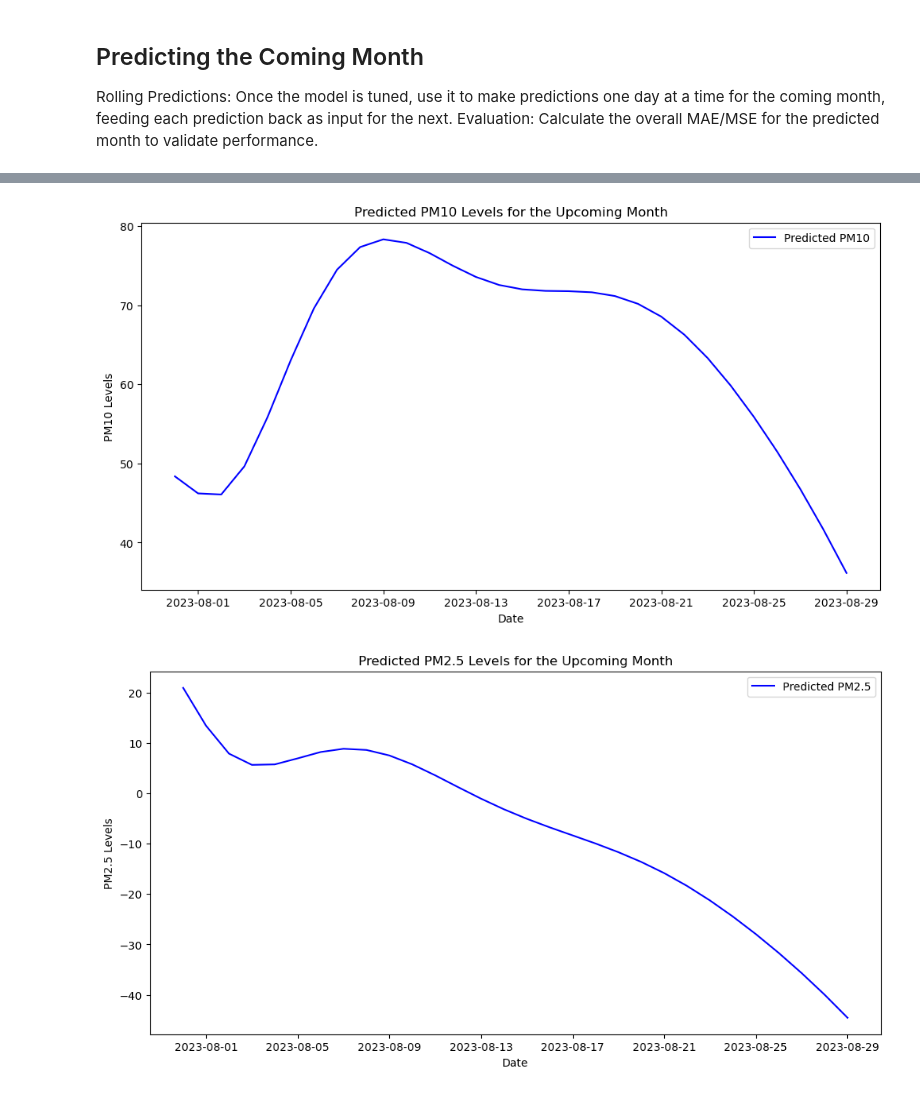
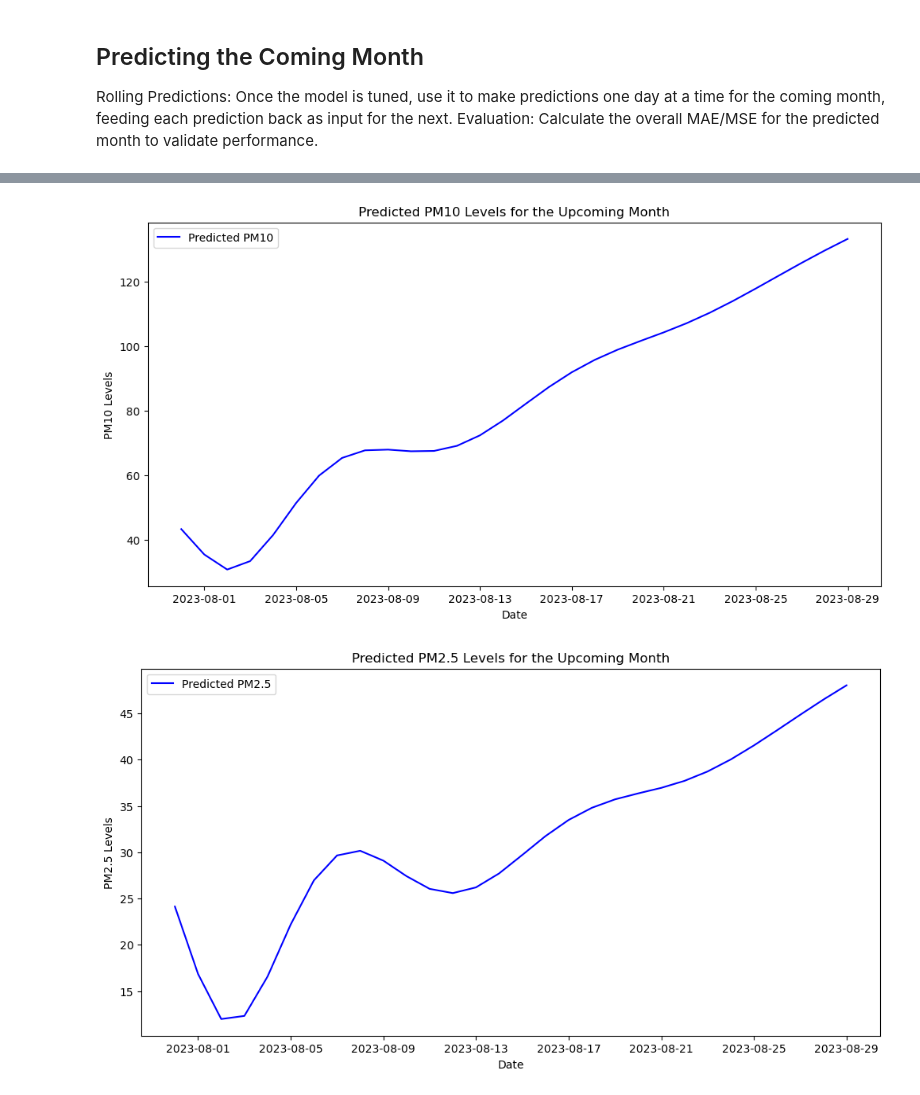
Before and after one commit to atharva0411/minorproject, a Jupyter notebook: MinorProject.ipynb, the cells around one changed output, grey strips where cells are left out. Cells and saved outputs as stored; diff of their text form; code cells hidden in the pictures.

```diff
--- a/MinorProject.ipynb
+++ b/MinorProject.ipynb
@@ -494,31 +494,28 @@ Epoch 6/20
 import numpy as np
 import pandas as pd
 from tensorflow.keras.models import Sequential
-from tensorflow.keras.layers import LSTM, Dense, Dropout, Input
+from tensorflow.keras.layers import LSTM, Dense, Dropout, Input, ReLU
 from sklearn.preprocessing import MinMaxScaler
-from sklearn.metrics import mean_absolute_error, mean_squared_error
 import matplotlib.pyplot as plt
 
-# Load your dataset
-# df = pd.read_csv('your_dataset.csv')  # Replace with your actual file path
+# Load and preprocess your dataset
+# df = pd.read_csv('your_dataset.csv')  # Uncomment and replace with your dataset path
 
 # Assuming 'df' is your DataFrame with the necessary columns
-# Define your features and target
 features = ['Ozone', 'CO', 'SO2', 'NO2', 'PM10', 'PM2.5']
 target = features  # Predicting all specified pollutants
 
 # Scaling the data for LSTM
-scaler = MinMaxScaler()
+scaler = MinMaxScaler(feature_range=(0, 1))  # Ensure scaled range is within [0, 1]
 scaled_data = scaler.fit_transform(df[features])
 
 # Preparing the data for LSTM
-sequence_length = 30  # Define how many previous days to use as inputs
-X_lstm = []
-y_lstm = []
+sequence_length = 30  # Number of previous days as input
+X_lstm, y_lstm = [], []
 
 for i in range(sequence_length, len(scaled_data) - 1):
     X_lstm.append(scaled_data[i - sequence_length:i])
-    y_lstm.append(scaled_data[i])  # Store all target values for the current day
+    y_lstm.append(scaled_data[i])  # Predicting all target pollutants for the day
 
 X_lstm, y_lstm = np.array(X_lstm), np.array(y_lstm)
 
@@ -528,29 +525,31 @@ X_train, X_test = X_lstm[:split], X_lstm[split:]
 y_train, y_test = y_lstm[:split], y_lstm[split:]
 
 # Define and train the LSTM model
-model = Sequential()
-model.add(Input(shape=(X_train.shape[1], X_train.shape[2])))  # Input layer
-model.add(LSTM(units=50, return_sequences=True))
-model.add(Dropout(0.2))
-model.add(LSTM(units=50))
-model.add(Dropout(0.2))
-model.add(Dense(len(target)))  # Output layer for multiple targets
+model = Sequential([
+    Input(shape=(X_train.shape[1], X_train.shape[2])),
+    LSTM(units=50, return_sequences=True),
+    Dropout(0.2),
+    LSTM(units=50),
+    Dropout(0.2),
+    Dense(len(target)),
+    ReLU()  # Ensures non-negative output
+])
 
 model.compile(optimizer='adam', loss='mean_squared_error')
 model.fit(X_train, y_train, epochs=20, batch_size=32, validation_data=(X_test, y_test))
 
 # Make predictions for the next month (30 days)
 predictions = []
-last_sequence = scaled_data[-sequence_length:]  # Start with the last sequence from the training data
+last_sequence = scaled_data[-sequence_length:]  # Start with the last sequence from training data
 
 for _ in range(30):  # Predicting for 30 days
     last_sequence_reshaped = last_sequence.reshape((1, last_sequence.shape[0], last_sequence.shape[1]))
     pred = model.predict(last_sequence_reshaped)
-    predictions.append(pred[0])  # Store the prediction for all pollutants
-    # Update the last sequence with the new prediction
-    last_sequence = np.append(last_sequence[1:], [pred[0]], axis=0)  # Append the new prediction
+    pred = np.clip(pred, 0, None)  # Clip any negative values to 0 as a safeguard
+    predictions.append(pred[0])  # Store prediction for all pollutants
+    last_sequence = np.append(last_sequence[1:], [pred[0]], axis=0)  # Append new prediction
 
-# Inverse transform the predictions to original scale
+# Inverse transform predictions to the original scale
 predictions_inverse = scaler.inverse_transform(predictions)
 
 # Save predictions to a CSV file
@@ -560,12 +559,14 @@ predictions_df['Date'] = pd.date_range(start=df['To Date'].iloc[-1], periods=30,
 # Reorder columns to have Date first
 predictions_df = predictions_df[['Date'] + target]
 
+# Save the predictions to CSV
 predictions_df.to_csv('predictions_next_month_multi_output.csv', index=False)
+print("Predictions saved to 'predictions_next_month_multi_output.csv'.")
 
-# Optional: Visualization for each pollutant
+# Visualization for each pollutant
 for i, col in enumerate(target):
     plt.figure(figsize=(12, 6))
-    plt.plot(predictions_df['Date'], predictions_inverse[:, i], label=f'Predicted {col}', color='blue')
+    plt.plot(predictions_df['Date'], predictions_df[col], label=f'Predicted {col}', color='blue')
     plt.title(f'Predicted {col} Levels for the Upcoming Month')
     plt.xlabel('Date')
     plt.ylabel(f'{col} Levels')
@@ -596,2 +597,2 @@ Epoch 6/20
-[figure, old version]
+[figure, new version]
-[figure, old version]
+[figure, new version]
```
Also changed, not shown: parts of 4 cells of this notebook.
